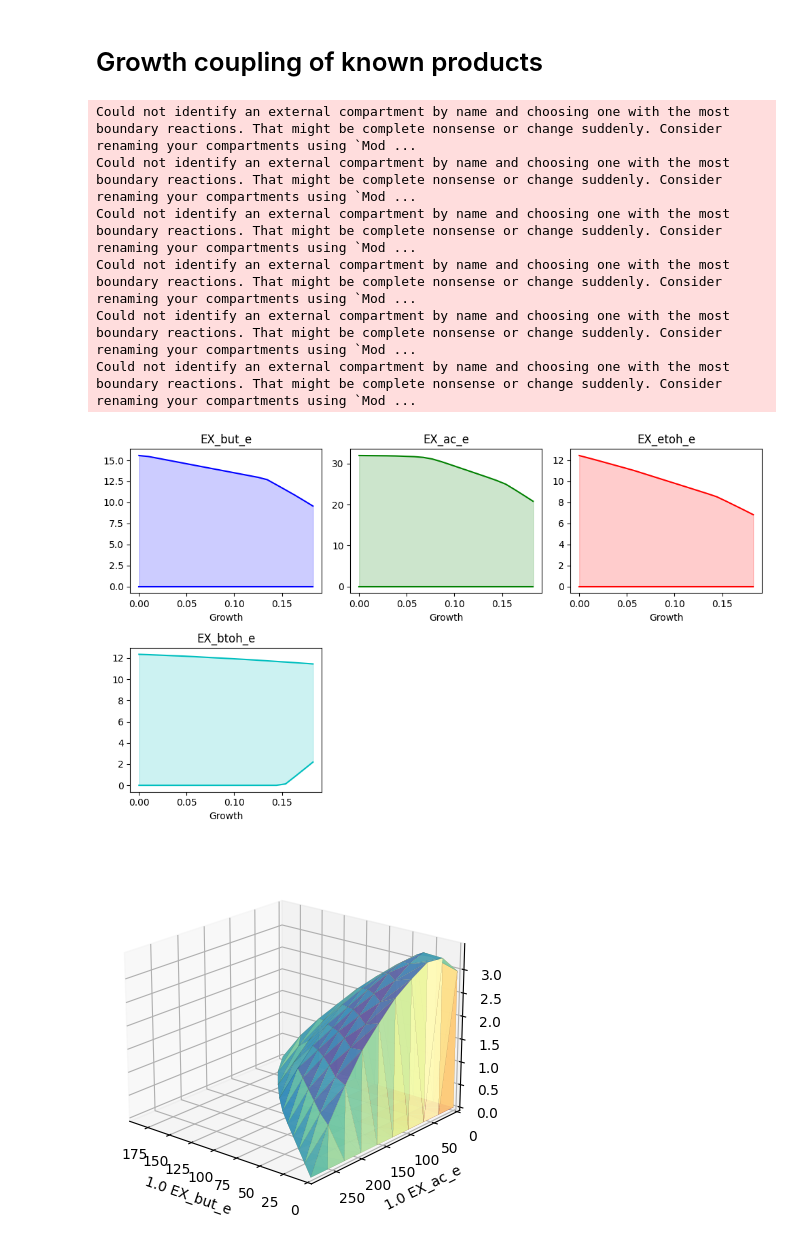
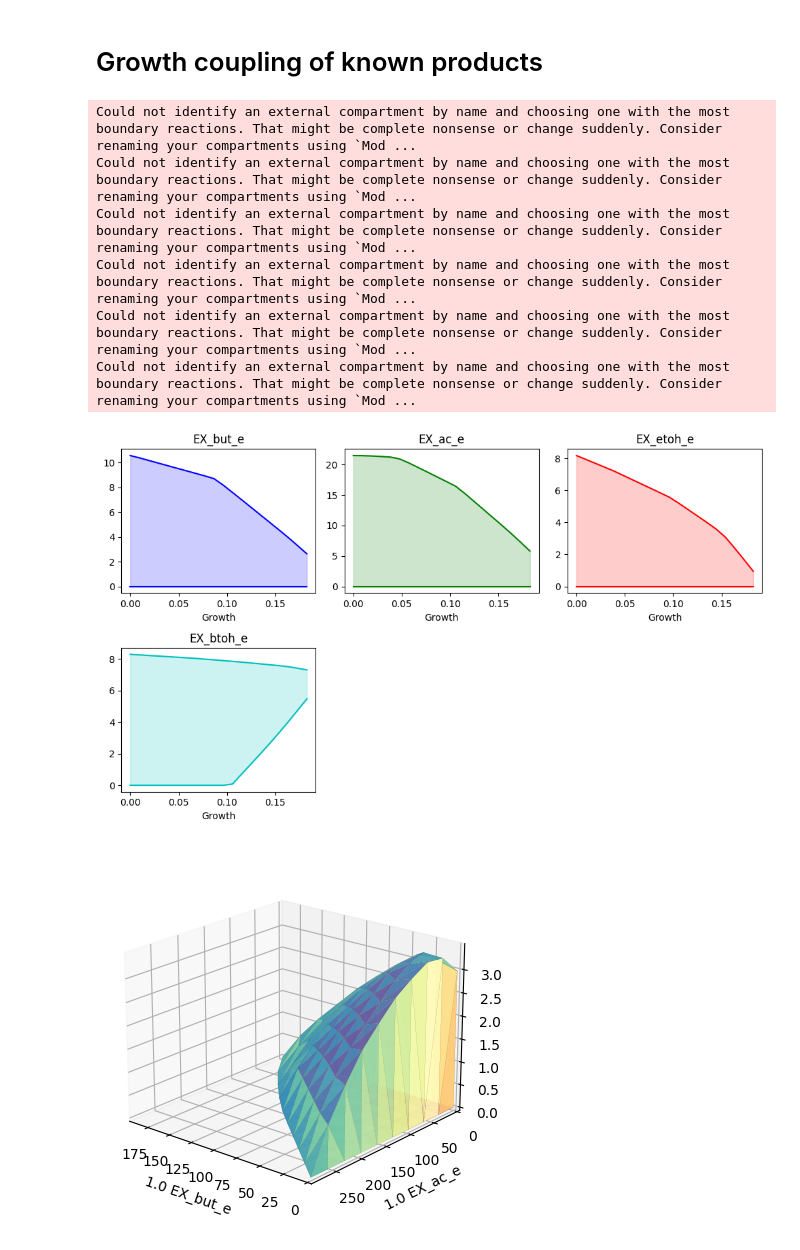
Before and after one commit to andreastallvik/BIOTBT3900, a Jupyter notebook: community_modelling/CBP_butanol/m5_validation.ipynb, the cells around one changed output. Cells and saved outputs as stored; diff of their text form; code cells hidden in the pictures.

```diff
--- a/community_modelling/CBP_butanol/m5_validation.ipynb
+++ b/community_modelling/CBP_butanol/m5_validation.ipynb
@@ -217,19 +217,19 @@ assert not mv.check_blocked_reactions(m5, production_reactions)
 # %%
 from utils import static_sim
 
-medium = static_sim.get_specific_medium(m5, {"EX_xylan4_e": 1, "EX_xylan8_e": 1})
+medium = static_sim.get_specific_medium(m5, {"EX_xylan4_e": 0, "EX_xylan8_e": 1})
 
 prod_reactions = ["EX_but_e", "EX_ac_e", "EX_etoh_e", "EX_btoh_e"]
 
 static_sim.plot_flux_envelopes(m5, medium=medium, reactions=prod_reactions)
 # %% [output]
 Could not identify an external compartment by name and choosing one with the most boundary reactions. That might be complete nonsense or change suddenly. Consider renaming your compartments using `Mod ...
 Could not identify an external compartment by name and choosing one with the most boundary reactions. That might be complete nonsense or change suddenly. Consider renaming your compartments using `Mod ...
 Could not identify an external compartment by name and choosing one with the most boundary reactions. That might be complete nonsense or change suddenly. Consider renaming your compartments using `Mod ...
 Could not identify an external compartment by name and choosing one with the most boundary reactions. That might be complete nonsense or change suddenly. Consider renaming your compartments using `Mod ...
 Could not identify an external compartment by name and choosing one with the most boundary reactions. That might be complete nonsense or change suddenly. Consider renaming your compartments using `Mod ...
 Could not identify an external compartment by name and choosing one with the most boundary reactions. That might be complete nonsense or change suddenly. Consider renaming your compartments using `Mod ...
-[figure, old version]
+[figure, new version]
 # %%
 import straindesign as sd
 import matplotlib.pyplot as plt
```
Also changed, not shown: parts of 2 cells of this notebook, 5 other files.
